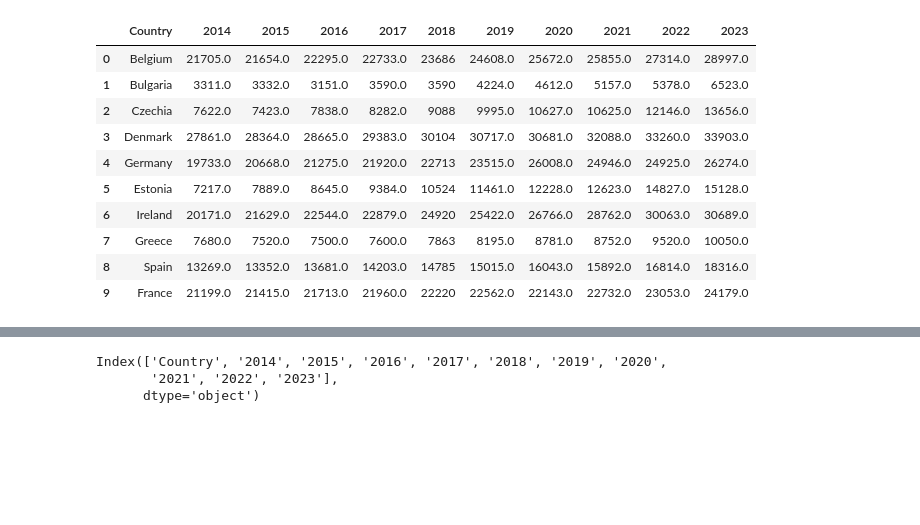
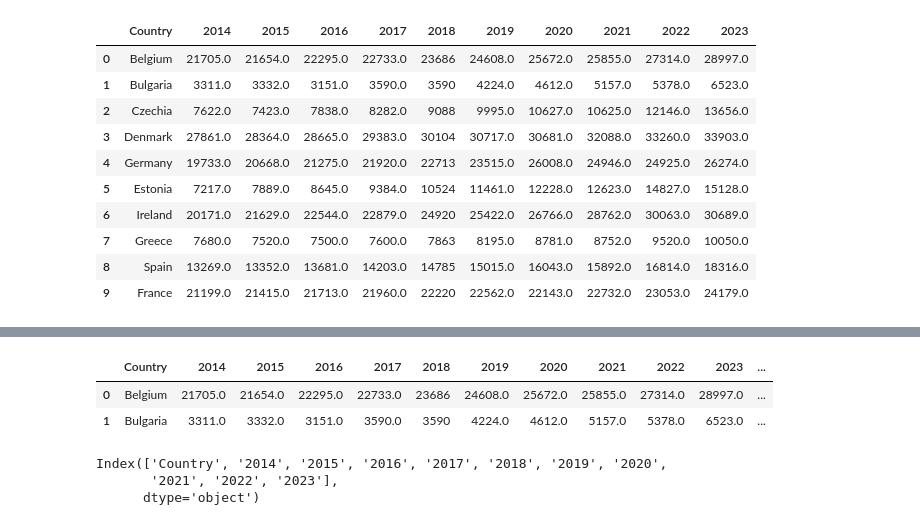
Before and after one commit to ChacoGolden/Stat-Data-Science, a Jupyter notebook: EU_incomeXwaste.ipynb, the cells around one changed output, grey strips where cells are left out. Cells and saved outputs as stored; diff of their text form; code cells hidden in the pictures; blank space fills up the shorter version.

```diff
--- a/EU_incomeXwaste.ipynb
+++ b/EU_incomeXwaste.ipynb
@@ -53,6 +55,17 @@ income2.describe()
 | 50% | 12808.000000 | 13352.000000 | 13617.000000 | 13458.000000 | 13244.000000 | 14067.000000 | 13501.000000 | 15415.000000 | 16679.000000 | 18594.500000 |
 | 75% | 21452.000000 | 21641.500000 | 22638.500000 | 23049.500000 | 24016.000000 | 24610.000000 | 25626.500000 | 25498.000000 | 26882.000000 | 28584.250000 |
 | max | 43775.000000 | 41483.000000 | 44253.000000 | 43741.000000 | 43013.000000 | 41259.000000 | 43051.000000 | 44753.000000 | 45405.000000 | 49524.000000 |
+# %%
+#geting the average for each country, from 2014 to 2022
+columns_to_average = ['2014', '2016', '2018', '2020', '2022']
+
+# Calculate the average and add a new column
+income2['Average'] = income2[columns_to_average].mean(axis=1)
+income2.head(2)
+# %% [output]
+|  | Country | 2014 | 2015 | 2016 | 2017 | 2018 | 2019 | 2020 | 2021 | 2022 | 2023 | ... |
+| 0 | Belgium | 21705.0 | 21654.0 | 22295.0 | 22733.0 | 23686 | 24608.0 | 25672.0 | 25855.0 | 27314.0 | 28997.0 | ... |
+| 1 | Bulgaria | 3311.0 | 3332.0 | 3151.0 | 3590.0 | 3590 | 4224.0 | 4612.0 | 5157.0 | 5378.0 | 6523.0 | ... |
 # %%
 print(income2.columns)
 # %% [output]
```
Also changed, not shown: parts of 6 cells of this notebook.
